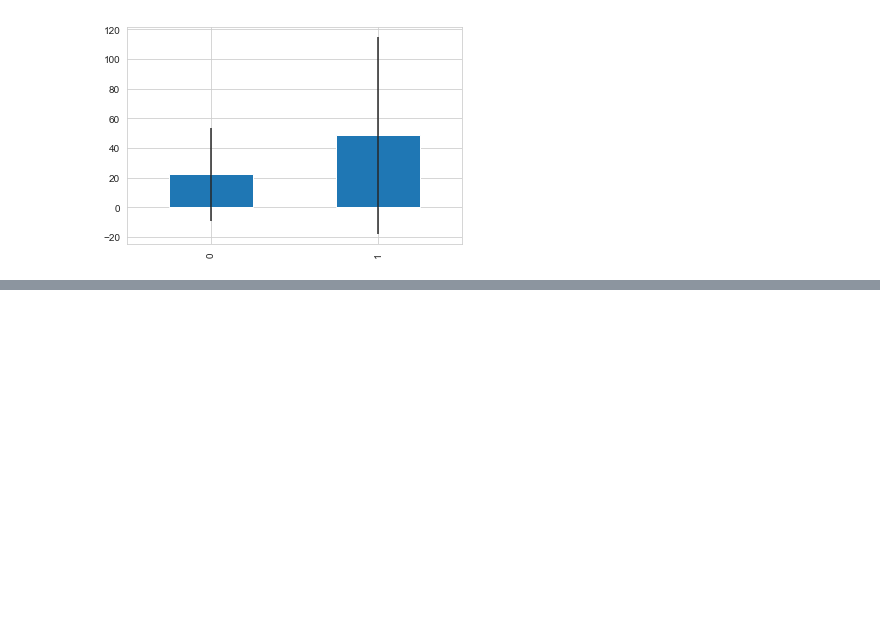
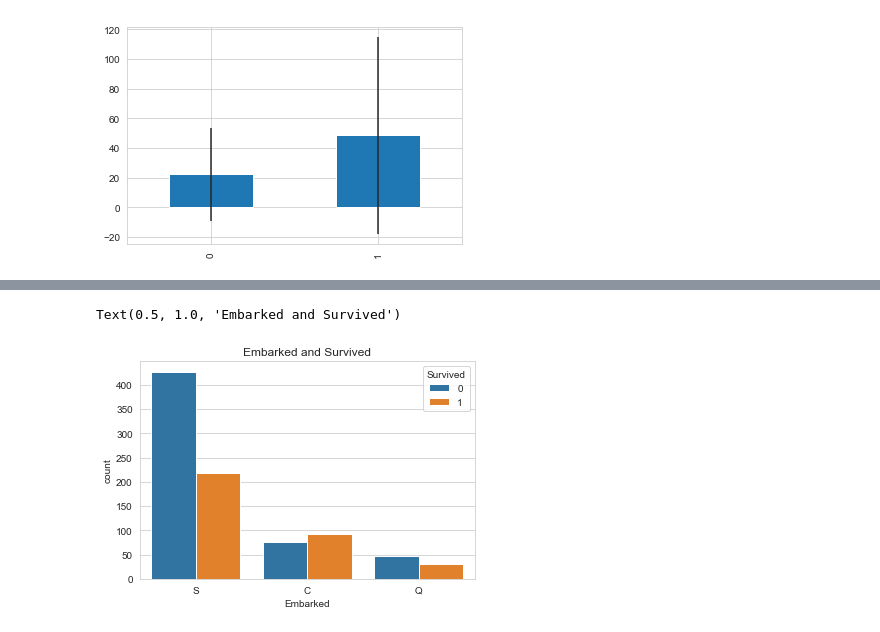
Before and after one commit to QQYES/kaggle_titanic, a Jupyter notebook: titanic_advanced.ipynb, the cells around one changed output, grey strips where cells are left out. Drawn from its saved outputs; the diff is of its cells as text; code cells hidden in the pictures; blank space fills up the shorter version.

```diff
--- a/titanic_advanced.ipynb
+++ b/titanic_advanced.ipynb
@@ -353,0 +371,6 @@ plt.show()
+# %%
+sns.countplot('Embarked',hue='Survived',data=train_data)
+plt.title('Embarked and Survived')
+# %% [output]
+Text(0.5, 1.0, 'Embarked and Survived')
+[figure, added]
```
Also changed, not shown: parts of 8 cells of this notebook.
